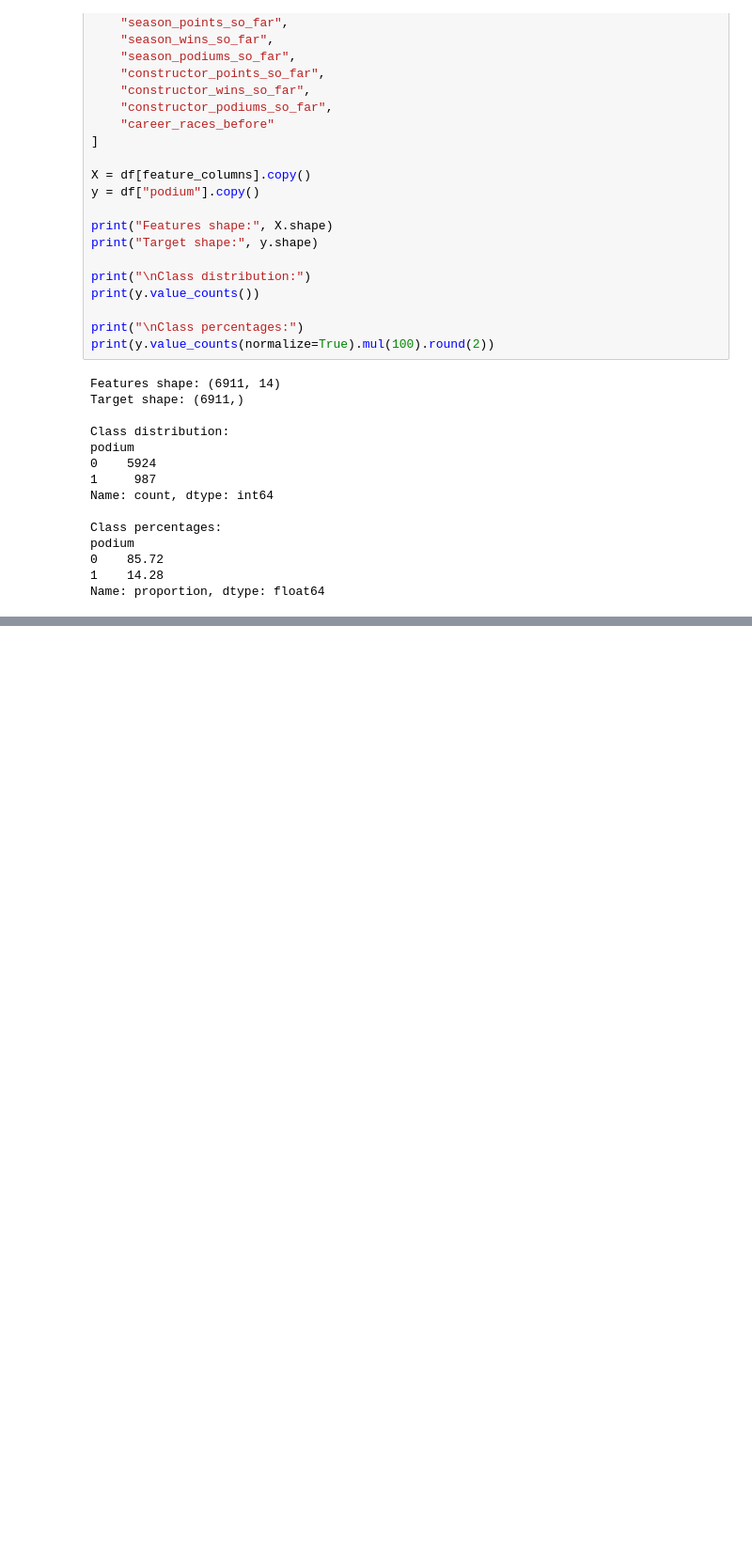
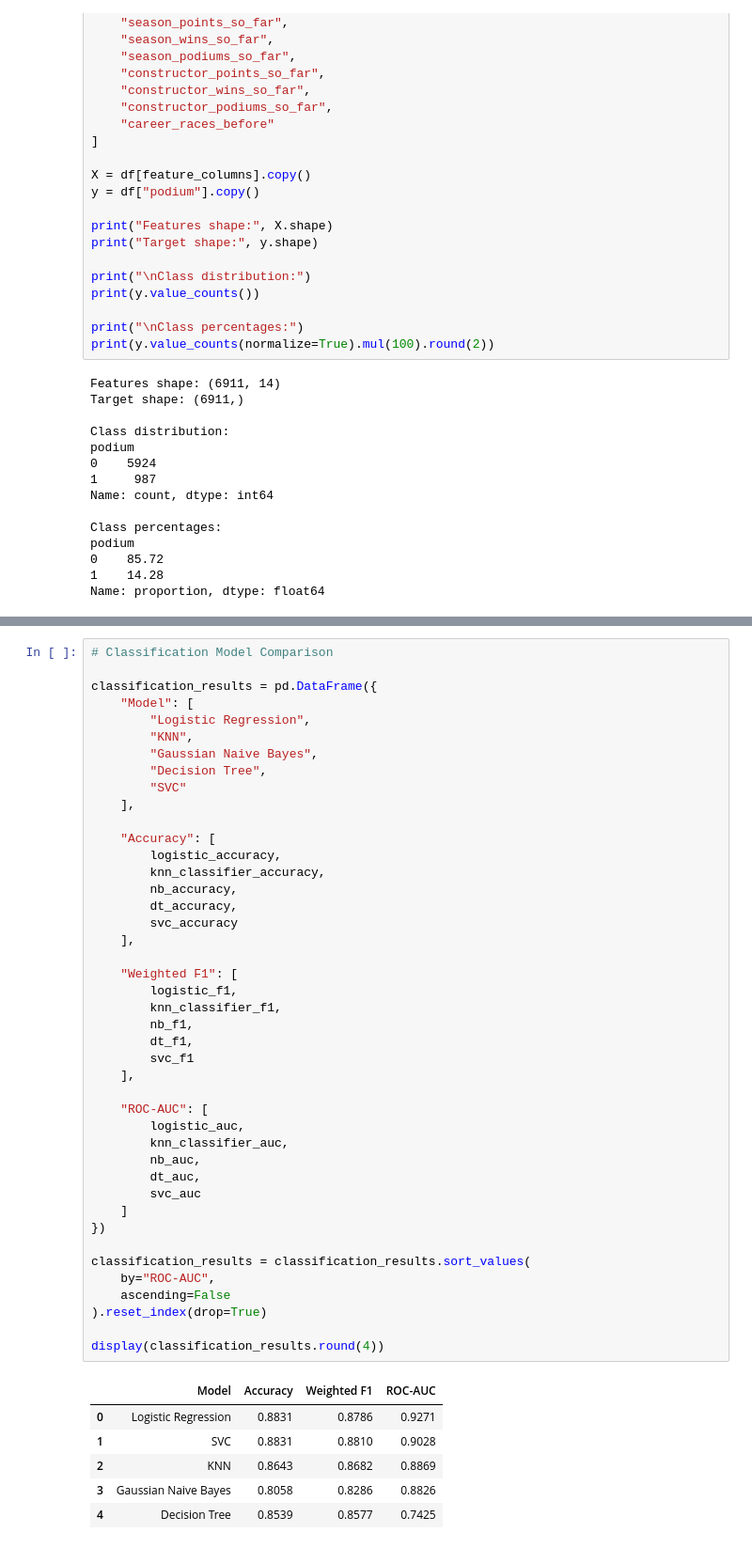
Before and after one commit to Someshbharathi/F1Next-Machine-Learning-Based-Formula-1-Race-and-Championship-Prediction, a Jupyter notebook: notebook/classification.ipynb, the cells around one changed output, grey strips where cells are left out. Shown at 94% size. Saved outputs shown, nothing was run; the diff lists cells and outputs as text; blank space fills up the shorter version.

```diff
--- a/notebook/classification.ipynb
+++ b/notebook/classification.ipynb
@@ -88,0 +348,50 @@ Name: proportion, dtype: float64
+# %%
+# Classification Model Comparison
+
+classification_results = pd.DataFrame({
+    "Model": [
+        "Logistic Regression",
+        "KNN",
+        "Gaussian Naive Bayes",
+        "Decision Tree",
+        "SVC"
+    ],
+
+    "Accuracy": [
+        logistic_accuracy,
+        knn_classifier_accuracy,
+        nb_accuracy,
+        dt_accuracy,
+        svc_accuracy
+    ],
+
+    "Weighted F1": [
+        logistic_f1,
+        knn_classifier_f1,
+        nb_f1,
+        dt_f1,
+        svc_f1
+    ],
+
+    "ROC-AUC": [
+        logistic_auc,
+        knn_classifier_auc,
+        nb_auc,
+        dt_auc,
+        svc_auc
+    ]
+})
+
+classification_results = classification_results.sort_values(
+    by="ROC-AUC",
+    ascending=False
+).reset_index(drop=True)
+
+display(classification_results.round(4))
+# %% [output]
+|  | Model | Accuracy | Weighted F1 | ROC-AUC |
+| 0 | Logistic Regression | 0.8831 | 0.8786 | 0.9271 |
+| 1 | SVC | 0.8831 | 0.8810 | 0.9028 |
+| 2 | KNN | 0.8643 | 0.8682 | 0.8869 |
+| 3 | Gaussian Naive Bayes | 0.8058 | 0.8286 | 0.8826 |
+| 4 | Decision Tree | 0.8539 | 0.8577 | 0.7425 |
```
Also changed, not shown: parts of 10 cells of this notebook, 1 other file.
